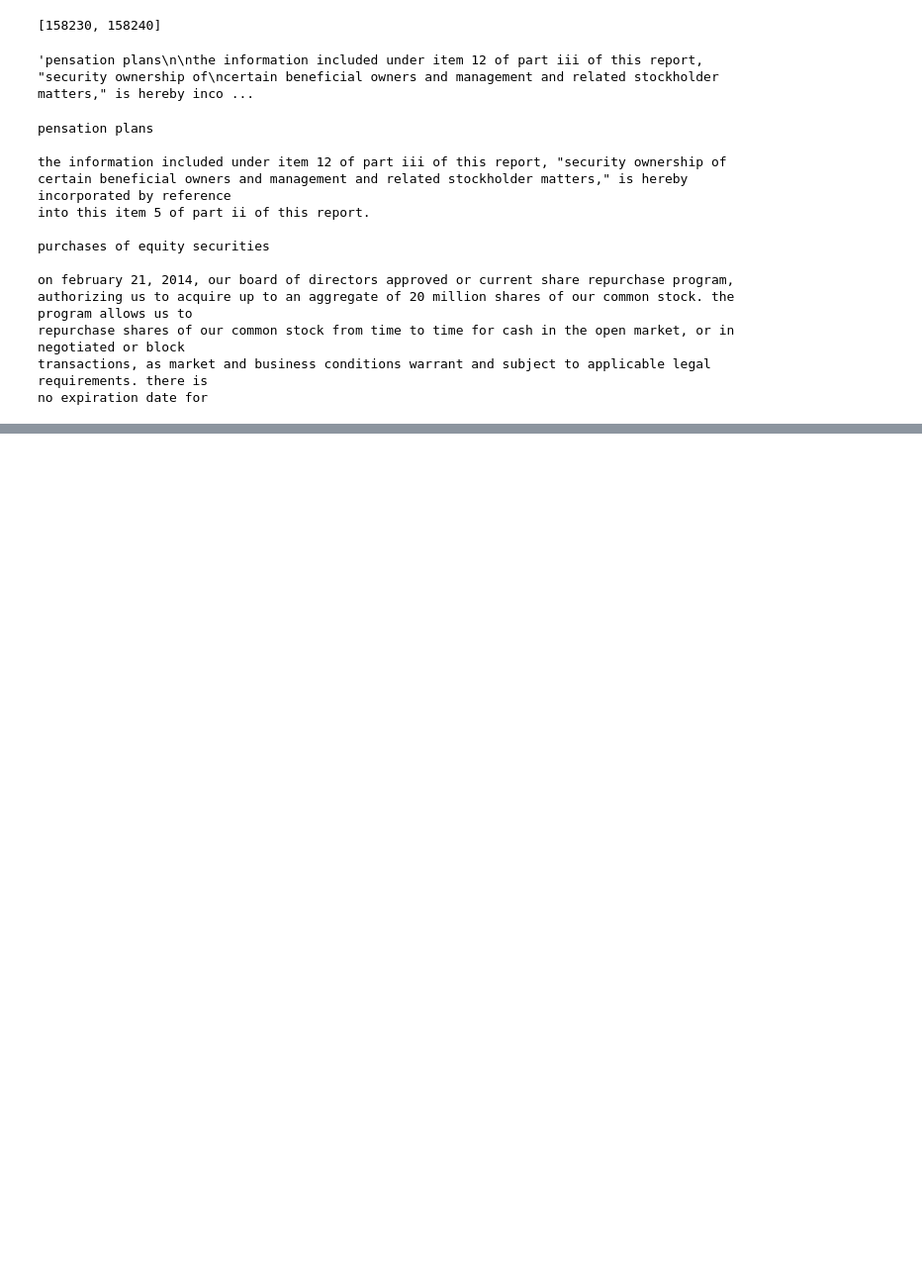
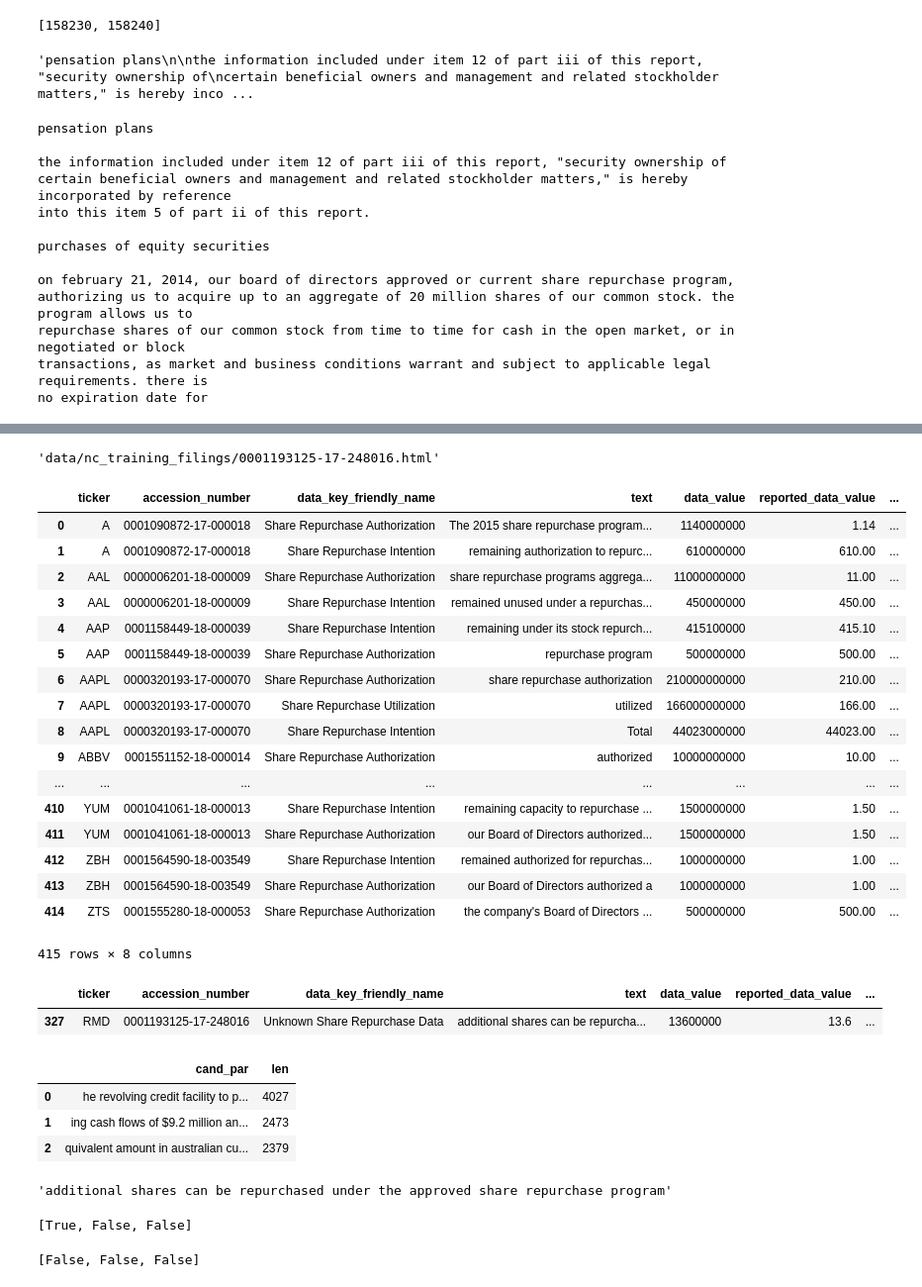
Before and after one commit to suhasinipallai/New_constructs, a Jupyter notebook: vertical-strategy.ipynb, the cells around one changed output, grey strips where cells are left out. Shown: that part at 99% size. Drawn from its saved outputs; the diff is of its cells as text; code cells hidden in the pictures; blank space fills up the shorter version.

```diff
--- a/vertical-strategy.ipynb
+++ b/vertical-strategy.ipynb
@@ -284,0 +732,49 @@ no expiration date for
+# %%
+filing_path
+# %% [output]
+'data/nc_training_filings/0001193125-17-248016.html'
+# %%
+vert_training_subset_df
+# %% [output]
+|  | ticker | accession_number | data_key_friendly_name | text | data_value | reported_data_value | ... |
+| 0 | A | 0001090872-17-000018 | Share Repurchase Authorization | The 2015 share repurchase program... | 1140000000 | 1.14 | ... |
+| 1 | A | 0001090872-17-000018 | Share Repurchase Intention | remaining authorization to repurc... | 610000000 | 610.00 | ... |
+| 2 | AAL | 0000006201-18-000009 | Share Repurchase Authorization | share repurchase programs aggrega... | 11000000000 | 11.00 | ... |
+| 3 | AAL | 0000006201-18-000009 | Share Repurchase Intention | remained unused under a repurchas... | 450000000 | 450.00 | ... |
+| 4 | AAP | 0001158449-18-000039 | Share Repurchase Intention | remaining under its stock repurch... | 415100000 | 415.10 | ... |
+| 5 | AAP | 0001158449-18-000039 | Share Repurchase Authorization | repurchase program | 500000000 | 500.00 | ... |
+| 6 | AAPL | 0000320193-17-000070 | Share Repurchase Authorization | share repurchase authorization | 210000000000 | 210.00 | ... |
+| 7 | AAPL | 0000320193-17-000070 | Share Repurchase Utilization | utilized | 166000000000 | 166.00 | ... |
+| 8 | AAPL | 0000320193-17-000070 | Share Repurchase Intention | Total | 44023000000 | 44023.00 | ... |
+| 9 | ABBV | 0001551152-18-000014 | Share Repurchase Authorization | authorized | 10000000000 | 10.00 | ... |
+| ... | ... | ... | ... | ... | ... | ... | ... |
+| 410 | YUM | 0001041061-18-000013 | Share Repurchase Intention | remaining capacity to repurchase ... | 1500000000 | 1.50 | ... |
+| 411 | YUM | 0001041061-18-000013 | Share Repurchase Authorization | our Board of Directors authorized... | 1500000000 | 1.50 | ... |
+| 412 | ZBH | 0001564590-18-003549 | Share Repurchase Intention | remained authorized for repurchas... | 1000000000 | 1.00 | ... |
+| 413 | ZBH | 0001564590-18-003549 | Share Repurchase Authorization | our Board of Directors authorized a | 1000000000 | 1.00 | ... |
+| 414 | ZTS | 0001555280-18-000053 | Share Repurchase Authorization | the company's Board of Directors ... | 500000000 | 500.00 | ... |
+415 rows × 8 columns
+# %%
+vert_training_subset_df[['0001193125-17-248016' in an for an in vert_training_subset_df.accession_number]]
+# %% [output]
+|  | ticker | accession_number | data_key_friendly_name | text | data_value | reported_data_value | ... |
+| 327 | RMD | 0001193125-17-248016 | Unknown Share Repurchase Data | additional shares can be repurcha... | 13600000 | 13.6 | ... |
+# %%
+candidate_df.head(3)
+# %% [output]
+|  | cand_par | len |
+| 0 | he revolving credit facility to p... | 4027 |
+| 1 | ing cash flows of $9.2 million an... | 2473 |
+| 2 | quivalent amount in australian cu... | 2379 |
+# %%
+vert_training_subset_df.loc[327].text
+# %% [output]
+'additional shares can be repurchased under the approved share repurchase program'
+# %%
+[vert_training_subset_df.loc[327].text in cp for cp in candidate_df.cand_par[0:3]]
+# %% [output]
+[True, False, False]
+# %%
+[vert_training_subset_df.loc[327].paragraph_text.lower() in cp for cp in candidate_df.cand_par[0:3]]
+# %% [output]
+[False, False, False]
```
Also changed, not shown: parts of 50 cells of this notebook.
